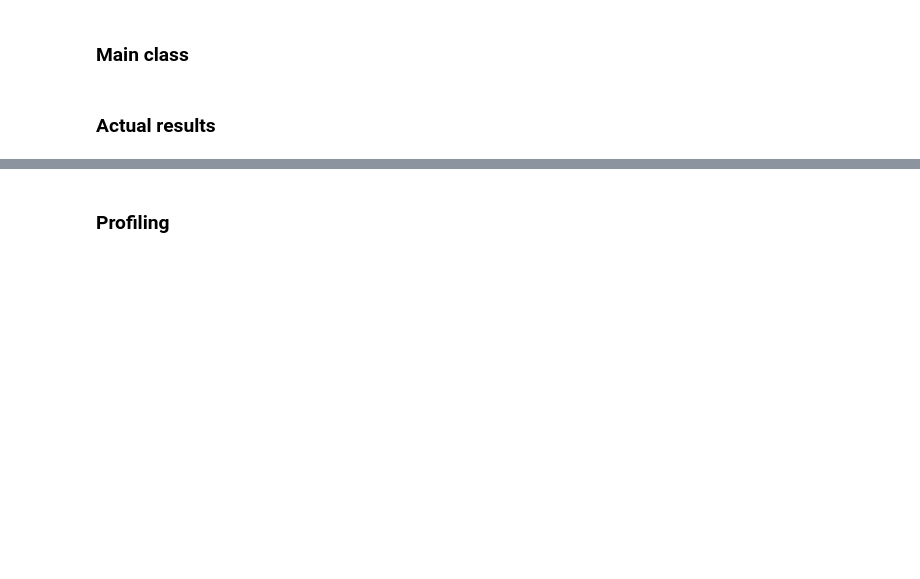
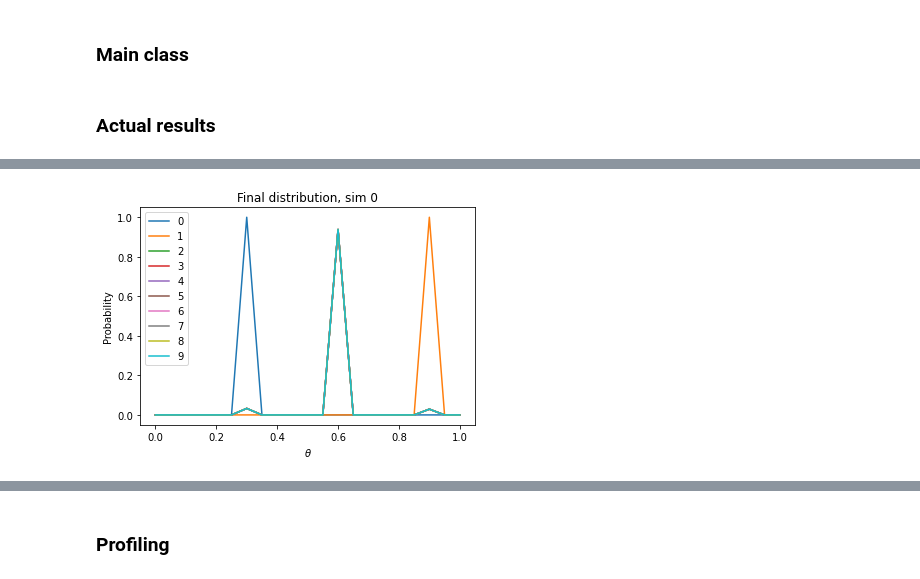
Before and after one commit to YutongB/Opinion-Dynamics, a Jupyter notebook: interact.ipynb, the cells around one changed output, grey strips where cells are left out. Drawn from its saved outputs; the diff is of its cells as text; code cells hidden in the pictures; blank space fills up the shorter version.

```diff
--- a/interact.ipynb
+++ b/interact.ipynb
@@ -136,0 +157,4 @@ res.plot_final_distr(18)
+# %%
+sim.plot_final_distr()
+# %% [output]
+[figure, added]
```
Also changed, not shown: parts of 13 cells of this notebook.
